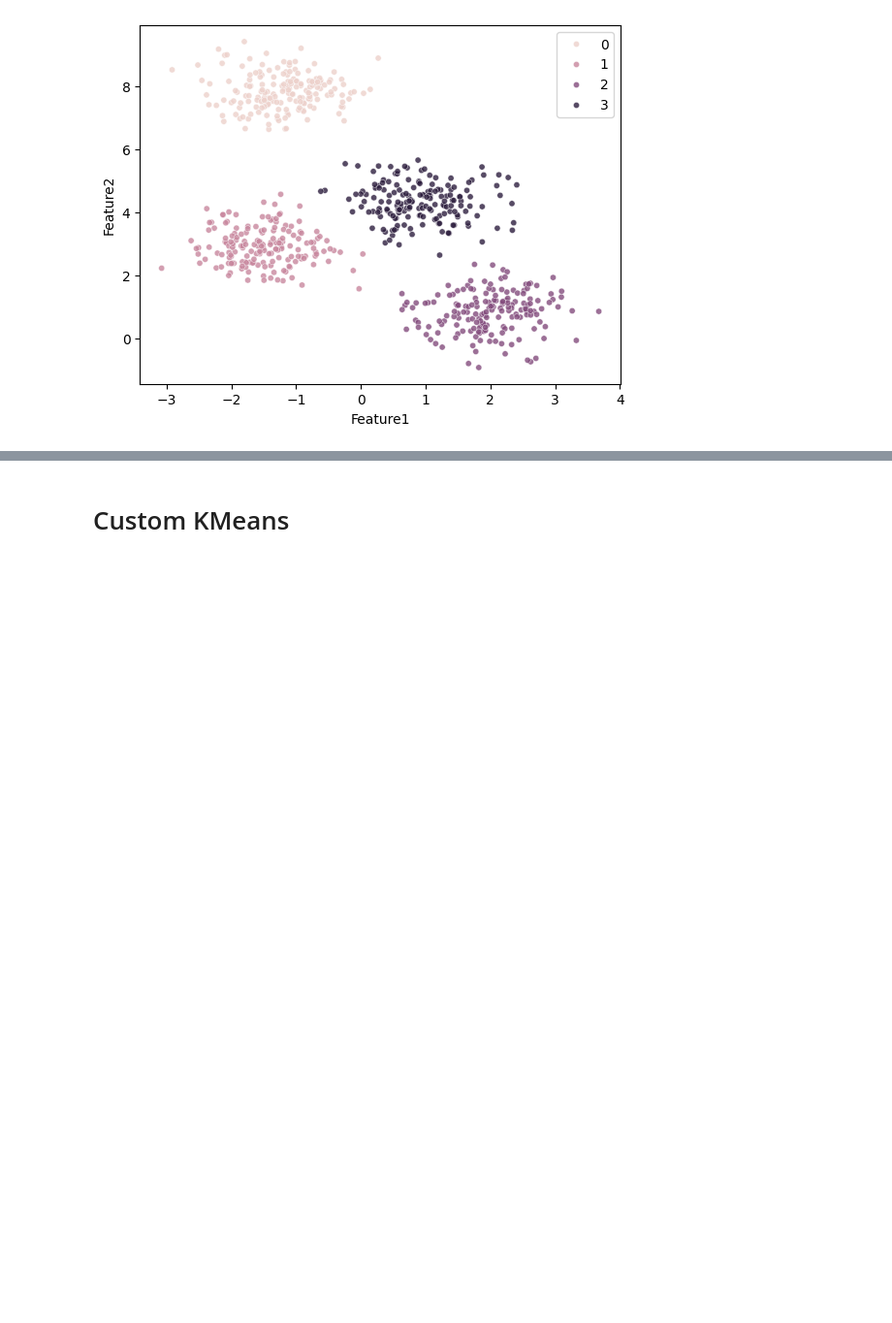
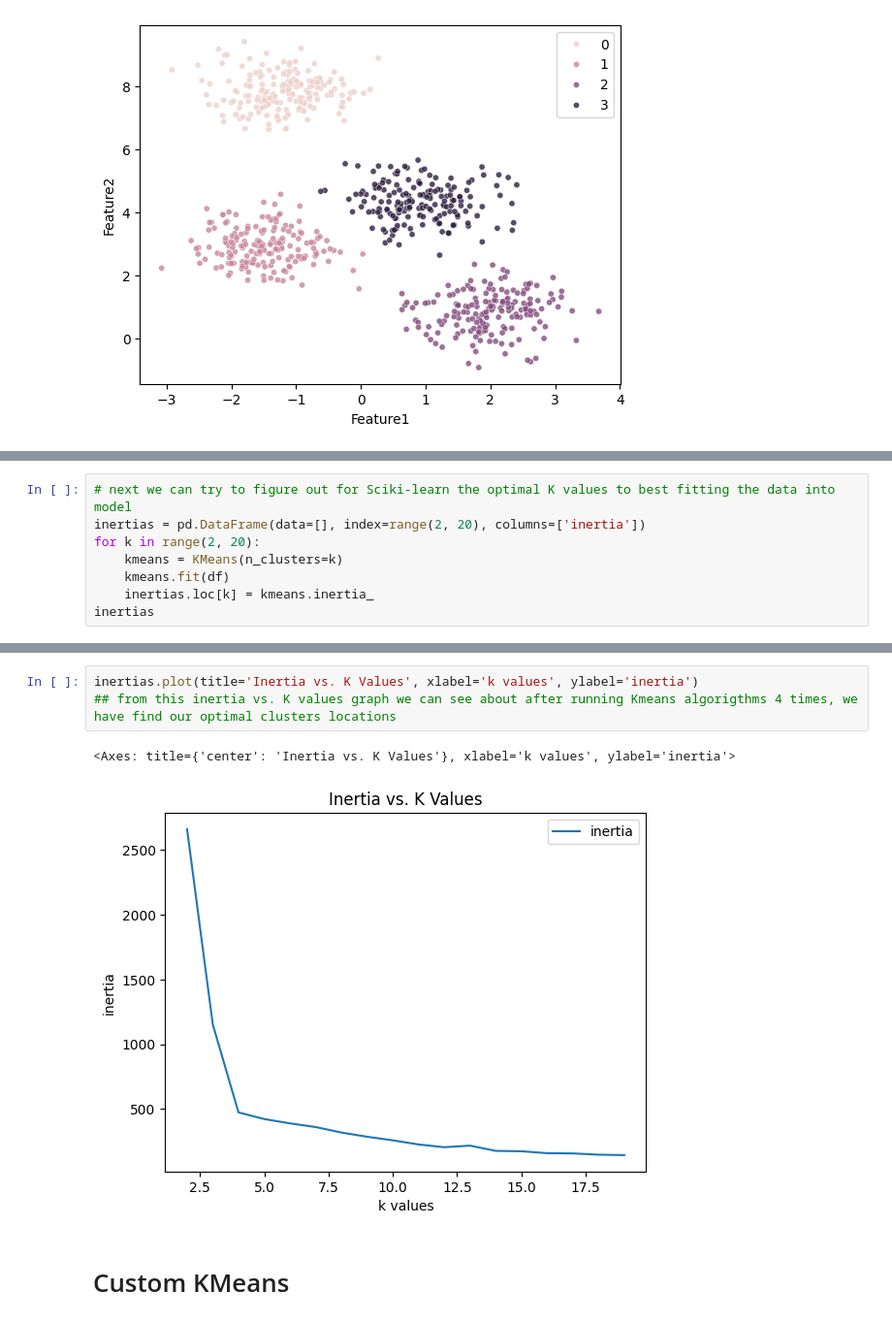
Before and after one commit to USFCA-CS663-Spring2024/kmeans-zhunan123, a Jupyter notebook: Assignment 2 - Clustering.ipynb, the cells around one changed output, grey strips where cells are left out. Shown: that part at 97% size. Drawn from its saved outputs; the diff is of its cells as text; blank space fills up the shorter version.

Commit message:
add inertia for cluster metricsdd measuring

```diff
--- a/Assignment 2 - Clustering.ipynb
+++ b/Assignment 2 - Clustering.ipynb
@@ -58,0 +73,8 @@ sns.scatterplot(data=df, x=df.Feature1, y=df.Feature2, hue=kmeans.labels_, s=20,
+# %%
+# next we can try to figure out for Sciki-learn the optimal K values to best fitting the data into model
+inertias = pd.DataFrame(data=[], index=range(2, 20), columns=['inertia'])
+for k in range(2, 20):
+    kmeans = KMeans(n_clusters=k)
+    kmeans.fit(df)
+    inertias.loc[k] = kmeans.inertia_
+inertias
@@ -59,3 +99,9 @@ sns.scatterplot(data=df, x=df.Feature1, y=df.Feature2, hue=kmeans.labels_, s=20,
+# %%
+inertias.plot(title='Inertia vs. K Values', xlabel='k values', ylabel='inertia')
+## from this inertia vs. K values graph we can see about after running Kmeans algorigthms 4 times, we have find our optimal clusters locations
+# %% [output]
+<Axes: title={'center': 'Inertia vs. K Values'}, xlabel='k values', ylabel='inertia'>
+[figure, added]
 # %% [markdown]
 # Custom KMeans
 # %%
```
Also changed, not shown: parts of 3 cells of this notebook.
